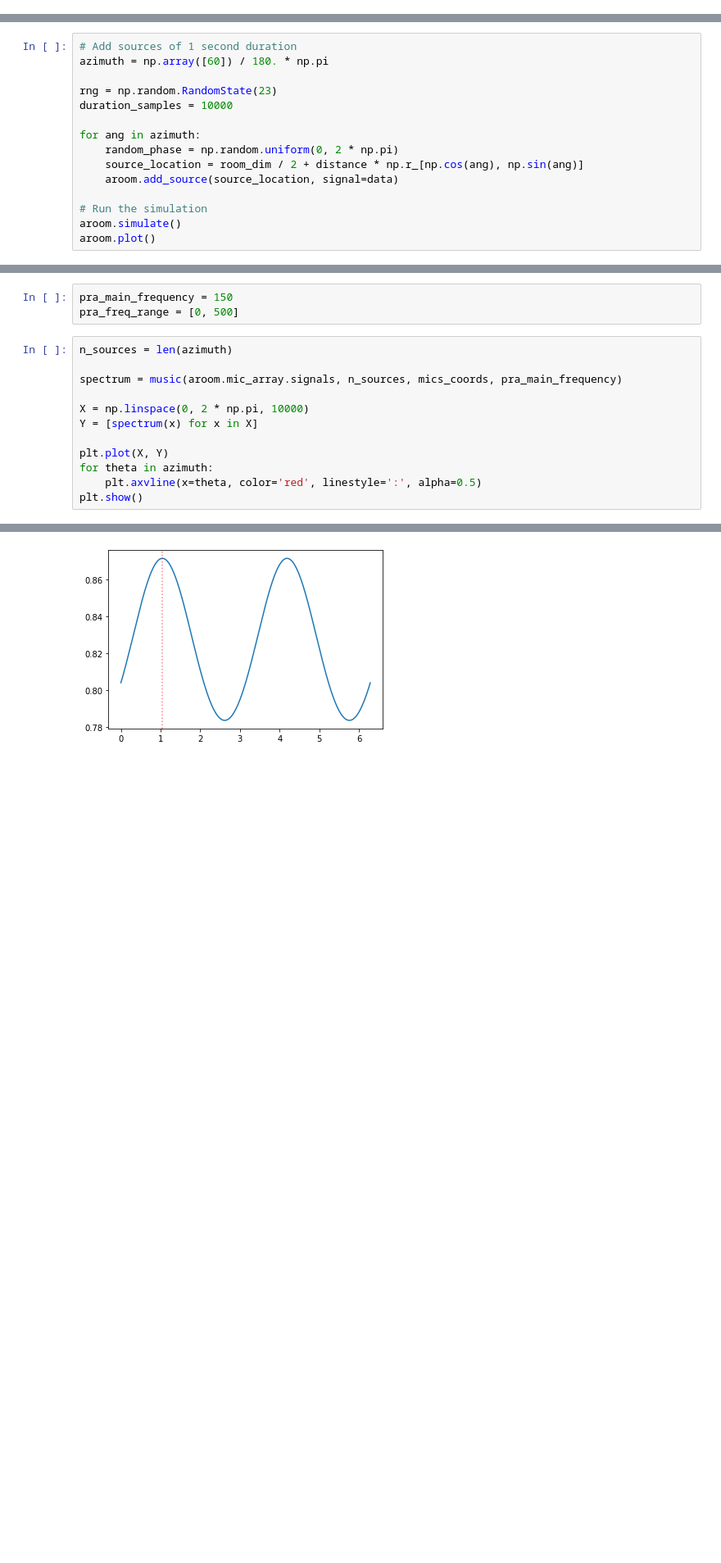
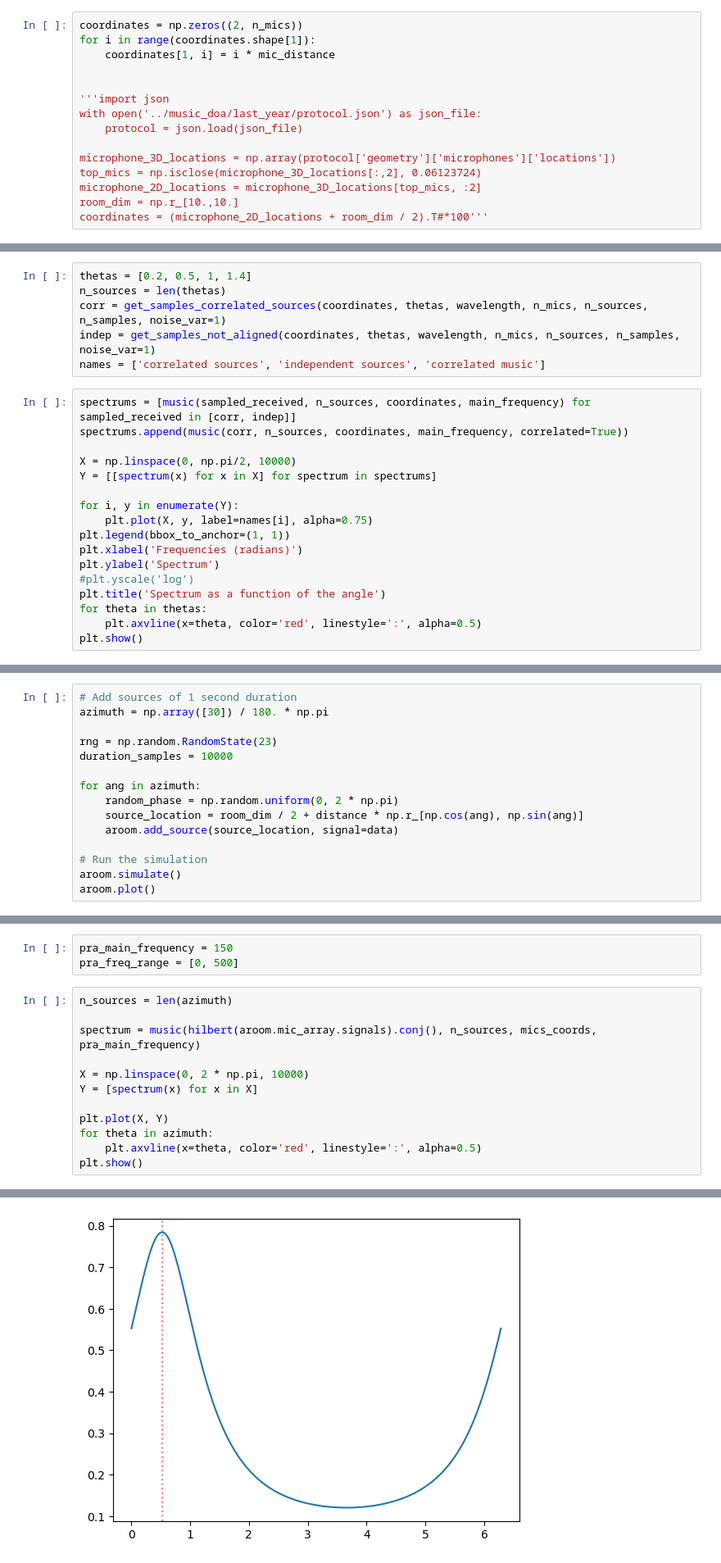
Before and after one commit to MichelDucartier/music_doa, a Jupyter notebook: MUSIC_report.ipynb, the cells around one changed output, grey strips where cells are left out. Shown: that part at 82% size. Drawn from its saved outputs; the diff is of its cells as text; blank space fills up the shorter version.

```diff
--- a/MUSIC_report.ipynb
+++ b/MUSIC_report.ipynb
@@ -185,0 +164,15 @@ actual thetas:    [0.5 1. ]
+# %%
+coordinates = np.zeros((2, n_mics))
+for i in range(coordinates.shape[1]):
+    coordinates[1, i] = i * mic_distance
+
+
+'''import json
+with open('../music_doa/last_year/protocol.json') as json_file:
+    protocol = json.load(json_file)
+
+microphone_3D_locations = np.array(protocol['geometry']['microphones']['locations'])
+top_mics = np.isclose(microphone_3D_locations[:,2], 0.06123724)
+microphone_2D_locations = microphone_3D_locations[top_mics, :2]
+room_dim = np.r_[10.,10.]
+coordinates = (microphone_2D_locations + room_dim / 2).T#*100'''
@@ -185,0 +181,23 @@ actual thetas:    [0.5 1. ]
+# %%
+thetas = [0.2, 0.5, 1, 1.4]
+n_sources = len(thetas)
+corr = get_samples_correlated_sources(coordinates, thetas, wavelength, n_mics, n_sources, n_samples, noise_var=1)
+indep = get_samples_not_aligned(coordinates, thetas, wavelength, n_mics, n_sources, n_samples, noise_var=1)
+names = ['correlated sources', 'independent sources', 'correlated music']
+# %%
+spectrums = [music(sampled_received, n_sources, coordinates, main_frequency) for sampled_received in [corr, indep]]
+spectrums.append(music(corr, n_sources, coordinates, main_frequency, correlated=True))
+
+X = np.linspace(0, np.pi/2, 10000)
+Y = [[spectrum(x) for x in X] for spectrum in spectrums]
+
+for i, y in enumerate(Y):
+    plt.plot(X, y, label=names[i], alpha=0.75)
+plt.legend(bbox_to_anchor=(1, 1))
+plt.xlabel('Frequencies (radians)')
+plt.ylabel('Spectrum')
+#plt.yscale('log')
+plt.title('Spectrum as a function of the angle')
+for theta in thetas:
+    plt.axvline(x=theta, color='red', linestyle=':', alpha=0.5)
+plt.show()
@@ -235,6 +271,6 @@ aroom.plot()
 # %%
 # Add sources of 1 second duration
-azimuth = np.array([60]) / 180. * np.pi
+azimuth = np.array([30]) / 180. * np.pi
 
 rng = np.random.RandomState(23)
 duration_samples = 10000
@@ -293,7 +329,7 @@ pra_freq_range = [0, 500]
 # %%
 n_sources = len(azimuth)
 
-spectrum = music(aroom.mic_array.signals, n_sources, mics_coords, pra_main_frequency)
+spectrum = music(hilbert(aroom.mic_array.signals).conj(), n_sources, mics_coords, pra_main_frequency)
 
 X = np.linspace(0, 2 * np.pi, 10000)
 Y = [spectrum(x) for x in X]
@@ -307,5 +343,5 @@ Samples shape: (24, 57268)
 Covariance shape: (24, 24)
-[figure, old version]
+[figure, new version]
 # %%
 estimated_thetas = extract_frequencies(spectrum, 1, [0, np.pi / 2])
 print(f'estimated angle in radians = {estimated_thetas[0]:.4f}, and in degrees = {estimated_thetas[0]/np.pi*180}')
```
Also changed, not shown: parts of 39 cells of this notebook.
